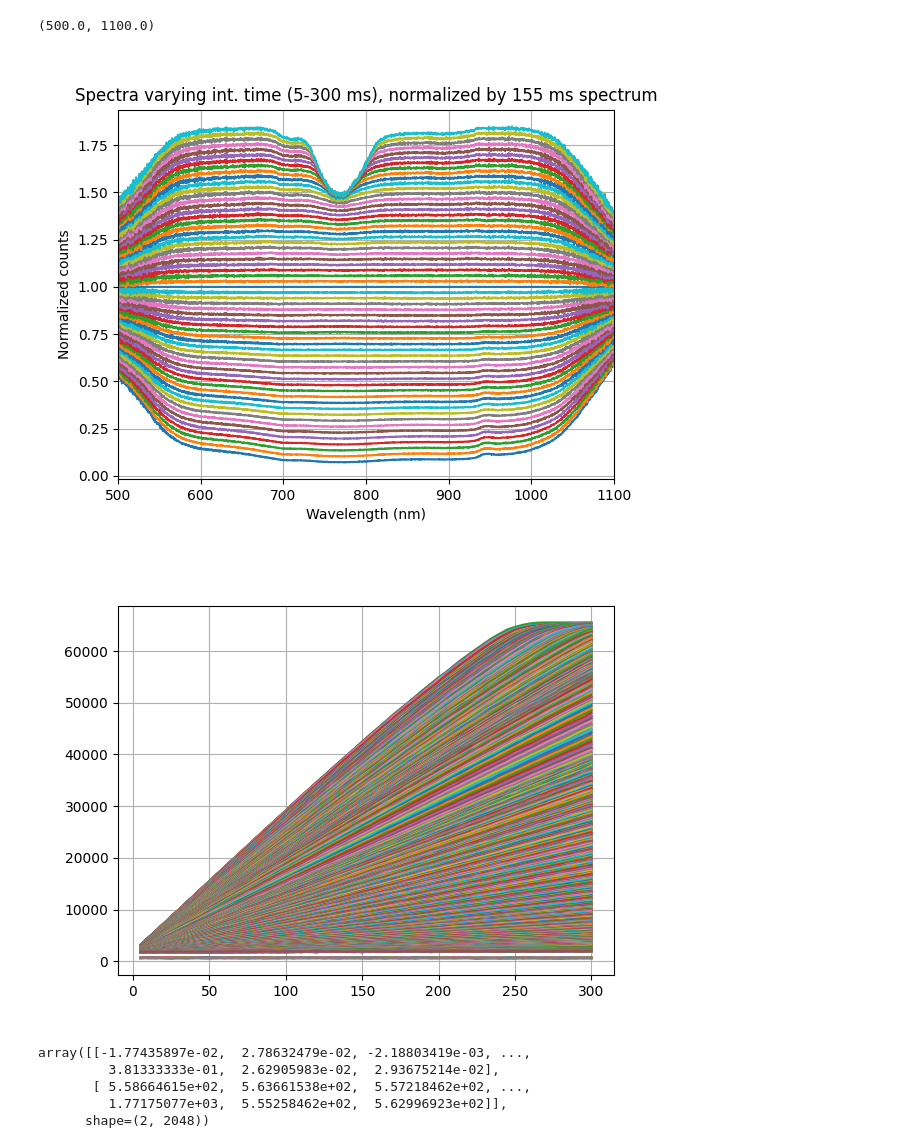
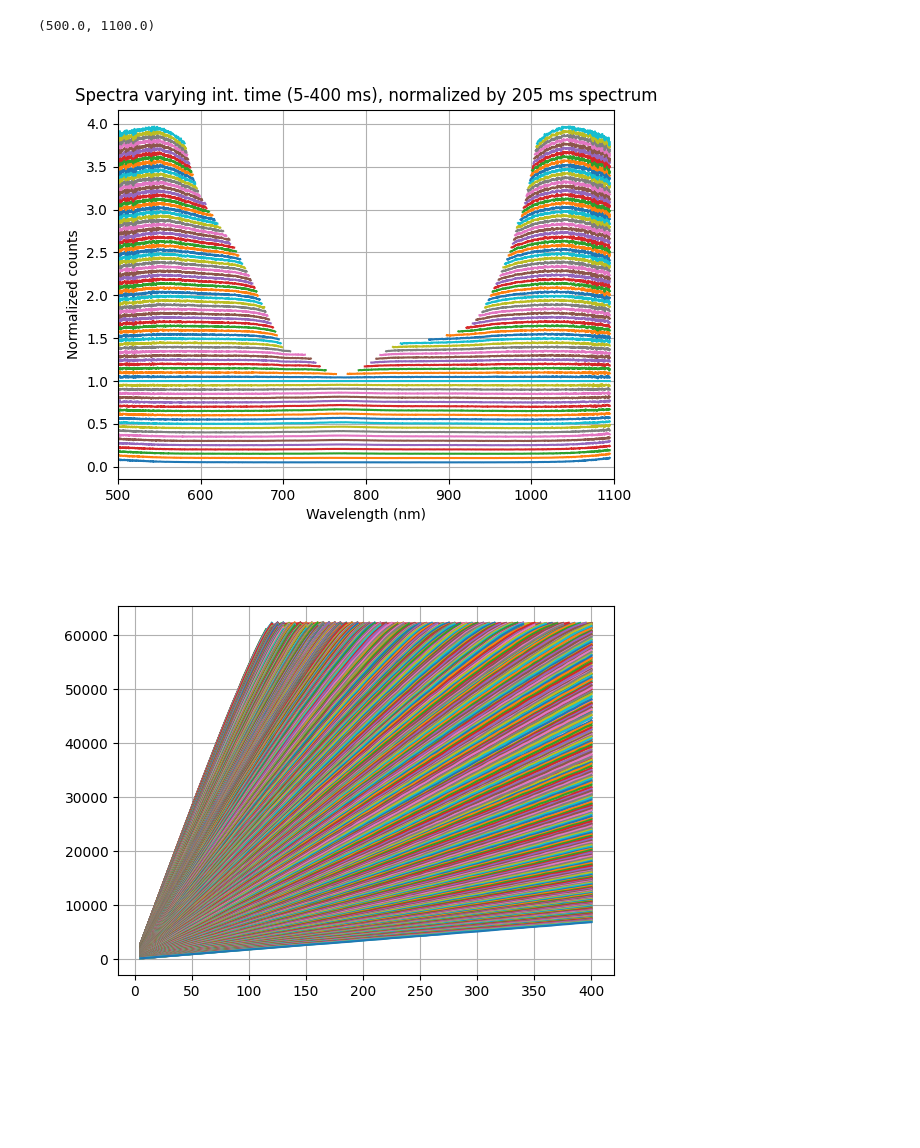
Before and after one commit to chioettop/LMSR-Acquisition-Script, a Jupyter notebook: linearization.ipynb, the cells around one changed output. Saved outputs shown, nothing was run; the diff lists cells and outputs as text; code cells hidden in the pictures; blank space fills up the shorter version.

```diff
--- a/linearization.ipynb
+++ b/linearization.ipynb
@@ -5 +8,8 @@ import matplotlib.pyplot as plt
 %matplotlib widget
+# %%
+dark = np.loadtxt('20250715 dark_it test.csv')
+wl = dark[:, 0]
+dark = dark[:, 2:-1]  # Exclude the first two columns (wavelength and lamp ref) and the last
+fig = plt.figure()
+plt.plot(wl, dark)
+plt.ylim(1400, 2000)
@@ -6,15 +19,17 @@ import matplotlib.pyplot as plt
 # %%
-spectra = np.loadtxt('20250704 prova2_it test.csv', skiprows=1)
+spectra = np.loadtxt('20250715 final_it test.csv', skiprows=1)
 
 wl = spectra[:,0]
-int_t = np.arange(5, 300+1, 5) # from the CSV file header
-central_int_time = 155
+int_t = np.arange(5, 401, 5) # from the CSV file header
+central_int_time = 205
 cit_index = np.where(int_t == central_int_time)[0][0]
 sp_start = spectra[:, 1]
 sp_end = spectra[:, -1]
 spectra = spectra[:, 2:-1]  # Exclude the first two columns (wavelength and lamp ref) and the last
-
-#fit = np.polyfit(int_t, spectra.T, 1)
+spectra[spectra > 60000] = np.nan  # Cutout at 64k
+spectra = spectra - dark
+spectra = spectra[30:1501, :]  # No signal outside this range
+wl = wl[30:1501]  # Adjust wavelength array to match spectra
 # %%
 fig = plt.figure()
 plt.plot(wl, spectra)
@@ -36,27 +41,21 @@ plt.legend()
 # %%
-# normalize by the center column
-sn = spectra[:,] / spectra[:,30][:, np.newaxis]
+# normalize by a single integration time spectrum
+norm_int_time = 100
+norm_index = np.where(int_t == norm_int_time)[0][0]
+sn = spectra[:,] / spectra[:,norm_index][:, np.newaxis]
 fig = plt.figure()
 plt.plot(wl, sn)
 plt.grid()
 plt.xlabel('Wavelength (nm)')
 plt.ylabel('Normalized counts')
-plt.title('Spectra varying int. time (5-300 ms), normalized by 155 ms spectrum')
+plt.title(f'Spectra varying int. time ({int_t[0]}-{int_t[-1]} ms), normalized by {central_int_time} ms spectrum')
 plt.xlim(500, 1100)
 # %% [output]
 (500.0, 1100.0)
-[figure, old version]
+[figure, new version]
 # %%
 plt.figure()
 plt.plot(int_t, spectra.T)
 plt.grid()
 # %% [output]
-[figure, old version]
+[figure, new version]
-# %%
-fit
-# %% [output]
-array([[-1.77435897e-02,  2.78632479e-02, -2.18803419e-03, ...,
-         3.81333333e-01,  2.62905983e-02,  2.93675214e-02],
-       [ 5.58664615e+02,  5.63661538e+02,  5.57218462e+02, ...,
-         1.77175077e+03,  5.55258462e+02,  5.62996923e+02]],
-      shape=(2, 2048))
```
Also changed, not shown: parts of 9 cells of this notebook, 3 other files.
